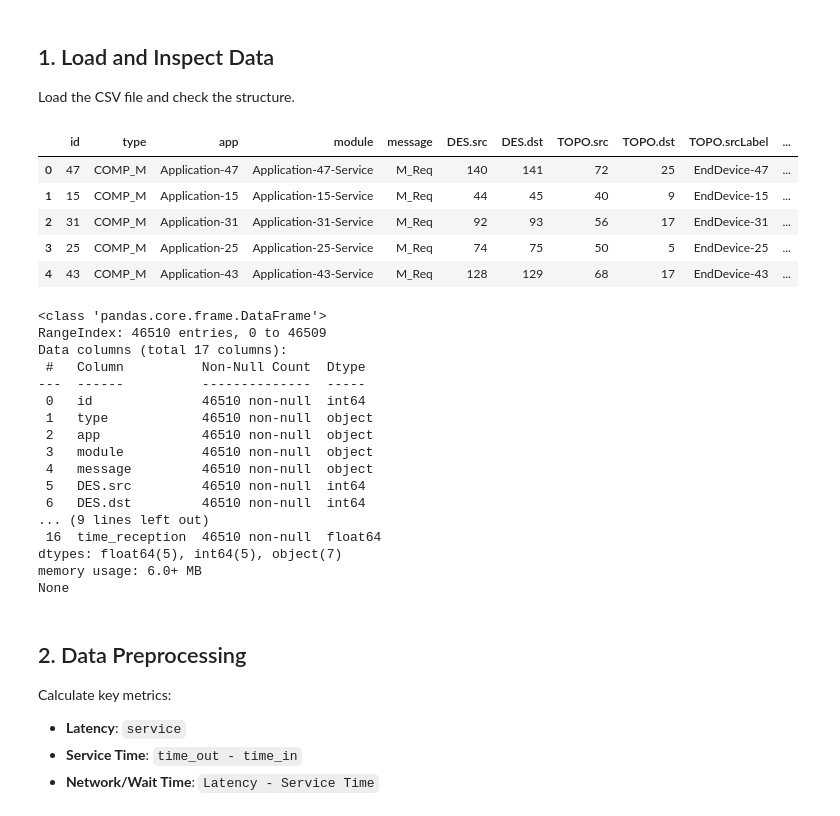
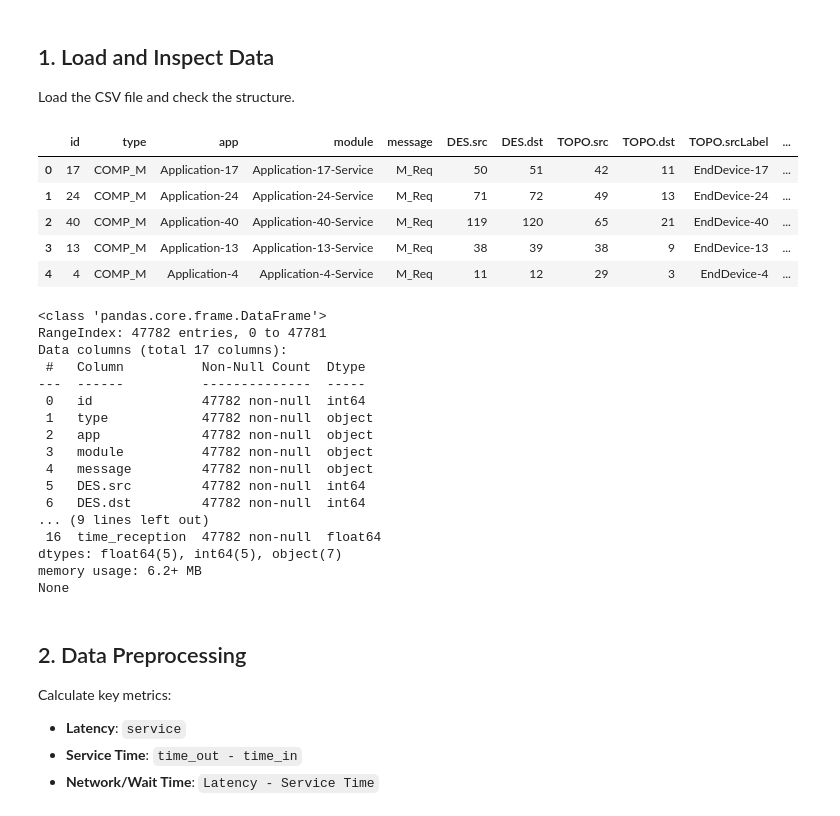
Before and after one commit to felipedumer/YAFS_custom, a Jupyter notebook: algoritmo_felipe/analysis_sim_trace.ipynb, the cells around one changed output. Cells and saved outputs as stored; diff of their text form; code cells hidden in the pictures.

Commit message:
Custom strategy using reputation for replication

```diff
--- a/algoritmo_felipe/analysis_sim_trace.ipynb
+++ b/algoritmo_felipe/analysis_sim_trace.ipynb
@@ -27,39 +27,39 @@ Load the CSV file and check the structure.
 # %%
 # Load the dataset
 # Update to the specific results file generated by the tutorial
 file_to_load = "cloud1-gateway12-fog12-end48"
-strategy = "roundrobin"
+strategy = "custom"
 file_path = f"resultados/{file_to_load}-{strategy}-sim_trace.csv"
 df = pd.read_csv(file_path)
 
 # Display first rows
 display(df.head())
 
 # Check info
 print(df.info())
 # %% [output]
 |  | id | type | app | module | message | DES.src | DES.dst | TOPO.src | TOPO.dst | TOPO.srcLabel | ... |
-| 0 | 47 | COMP_M | Application-47 | Application-47-Service | M_Req | 140 | 141 | 72 | 25 | EndDevice-47 | ... |
-| 1 | 15 | COMP_M | Application-15 | Application-15-Service | M_Req | 44 | 45 | 40 | 9 | EndDevice-15 | ... |
-| 2 | 31 | COMP_M | Application-31 | Application-31-Service | M_Req | 92 | 93 | 56 | 17 | EndDevice-31 | ... |
-| 3 | 25 | COMP_M | Application-25 | Application-25-Service | M_Req | 74 | 75 | 50 | 5 | EndDevice-25 | ... |
-| 4 | 43 | COMP_M | Application-43 | Application-43-Service | M_Req | 128 | 129 | 68 | 17 | EndDevice-43 | ... |
+| 0 | 17 | COMP_M | Application-17 | Application-17-Service | M_Req | 50 | 51 | 42 | 11 | EndDevice-17 | ... |
+| 1 | 24 | COMP_M | Application-24 | Application-24-Service | M_Req | 71 | 72 | 49 | 13 | EndDevice-24 | ... |
+| 2 | 40 | COMP_M | Application-40 | Application-40-Service | M_Req | 119 | 120 | 65 | 21 | EndDevice-40 | ... |
+| 3 | 13 | COMP_M | Application-13 | Application-13-Service | M_Req | 38 | 39 | 38 | 9 | EndDevice-13 | ... |
+| 4 | 4 | COMP_M | Application-4 | Application-4-Service | M_Req | 11 | 12 | 29 | 3 | EndDevice-4 | ... |
 <class 'pandas.core.frame.DataFrame'>
-RangeIndex: 46510 entries, 0 to 46509
+RangeIndex: 47782 entries, 0 to 47781
 Data columns (total 17 columns):
  #   Column          Non-Null Count  Dtype
 ---  ------          --------------  -----
- 0   id              46510 non-null  int64
- 1   type            46510 non-null  object
- 2   app             46510 non-null  object
- 3   module          46510 non-null  object
- 4   message         46510 non-null  object
- 5   DES.src         46510 non-null  int64
- 6   DES.dst         46510 non-null  int64
+ 0   id              47782 non-null  int64
+ 1   type            47782 non-null  object
+ 2   app             47782 non-null  object
+ 3   module          47782 non-null  object
+ 4   message         47782 non-null  object
+ 5   DES.src         47782 non-null  int64
+ 6   DES.dst         47782 non-null  int64
 ... (9 lines left out)
- 16  time_reception  46510 non-null  float64
+ 16  time_reception  47782 non-null  float64
 dtypes: float64(5), int64(5), object(7)
-memory usage: 6.0+ MB
+memory usage: 6.2+ MB
 None
 # %% [markdown]
 ## 2. Data Preprocessing
```
Also changed, not shown: parts of 7 cells of this notebook, 2 other files.
